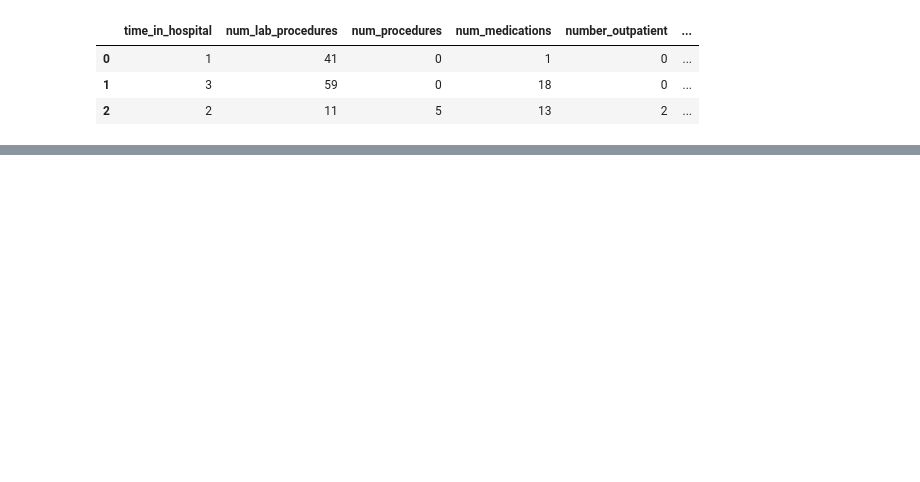
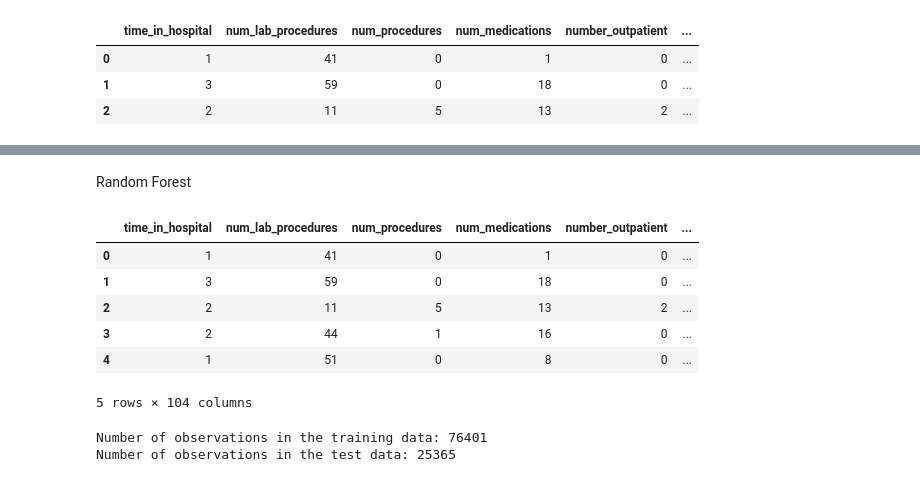
Before and after one commit to hvu815/Data-Analysis, a Jupyter notebook: analysis_notebooks/Diabetes(Update_this).ipynb, the cells around one changed output, grey strips where cells are left out. Saved outputs shown, nothing was run; the diff lists cells and outputs as text; code cells hidden in the pictures; blank space fills up the shorter version.

```diff
--- a/analysis_notebooks/Diabetes(Update_this).ipynb
+++ b/analysis_notebooks/Diabetes(Update_this).ipynb
@@ -272,0 +333,4 @@ readmitted
+# %%
+frames = [numerical_df,dummy1,dummy2,output_var]
+cleaned_df = pd.concat(frames,axis=1)
+cleaned_df.head(3)
@@ -272,0 +343,19 @@ readmitted
+# %% [markdown]
+Random Forest
+# %%
+# Create a new column that for each row, generates a random number between 0 and 1, and
+# if that value is less than or equal to .75, then sets the value of that cell as True
+# and false otherwise. This is a quick and dirty way of randomly assigning some rows to
+# be used as the training data and some as the test data.
+cleaned_df['is_train'] = np.random.uniform(0, 1, len(cleaned_df)) <= .75
+
+# View the top 5 rows
+cleaned_df.head()
+# %% [output]
+|  | time_in_hospital | num_lab_procedures | num_procedures | num_medications | number_outpatient | ... |
+| 0 | 1 | 41 | 0 | 1 | 0 | ... |
+| 1 | 3 | 59 | 0 | 18 | 0 | ... |
+| 2 | 2 | 11 | 5 | 13 | 2 | ... |
+| 3 | 2 | 44 | 1 | 16 | 0 | ... |
+| 4 | 1 | 51 | 0 | 8 | 0 | ... |
+5 rows × 104 columns
@@ -272,0 +365,7 @@ readmitted
+# %%
+# Show the number of observations for the test and training dataframes
+print('Number of observations in the training data:', len(train))
+print('Number of observations in the test data:',len(test))
+# %% [output]
+Number of observations in the training data: 76401
+Number of observations in the test data: 25365
```
Also changed, not shown: parts of 25 cells of this notebook, 1 other file.
